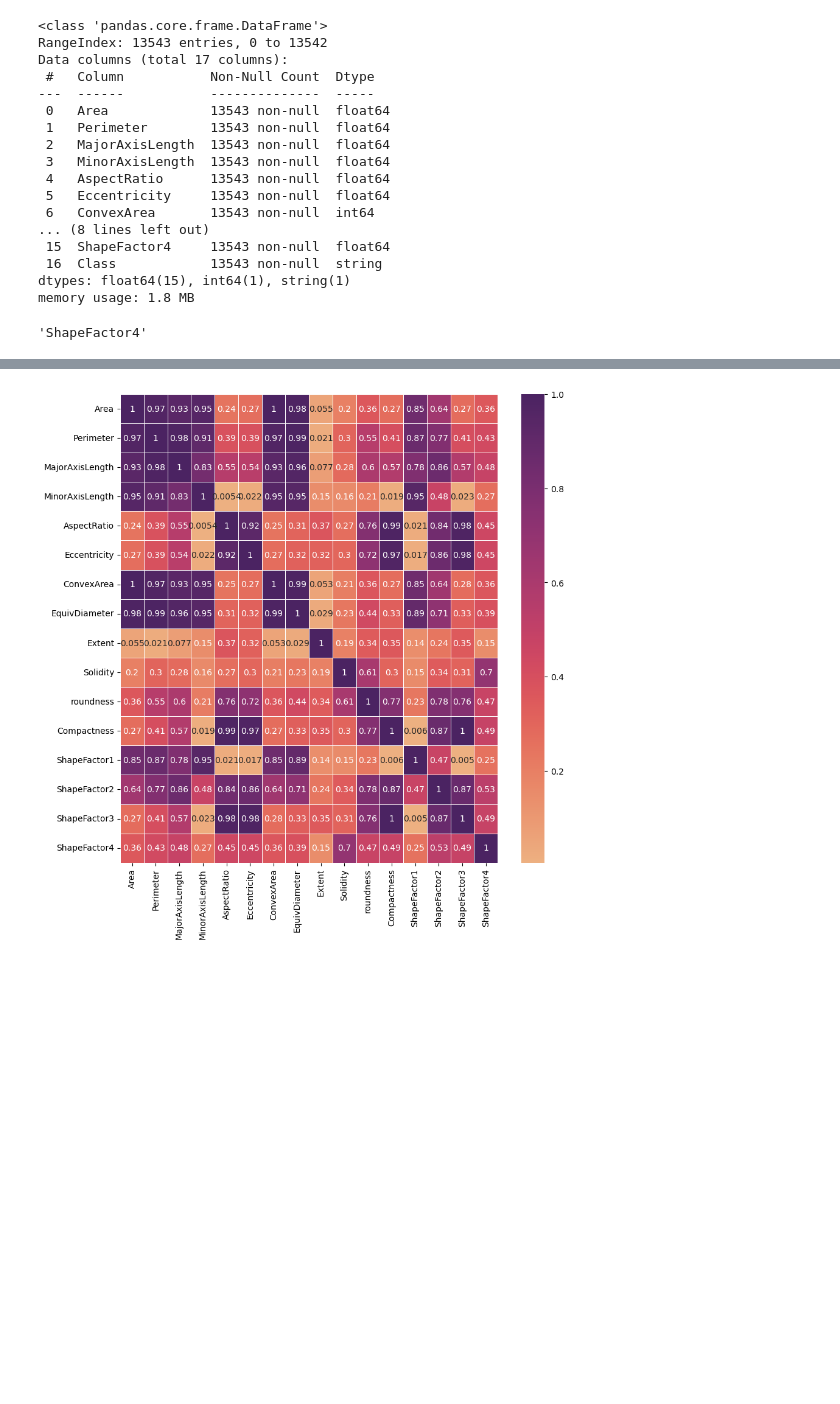
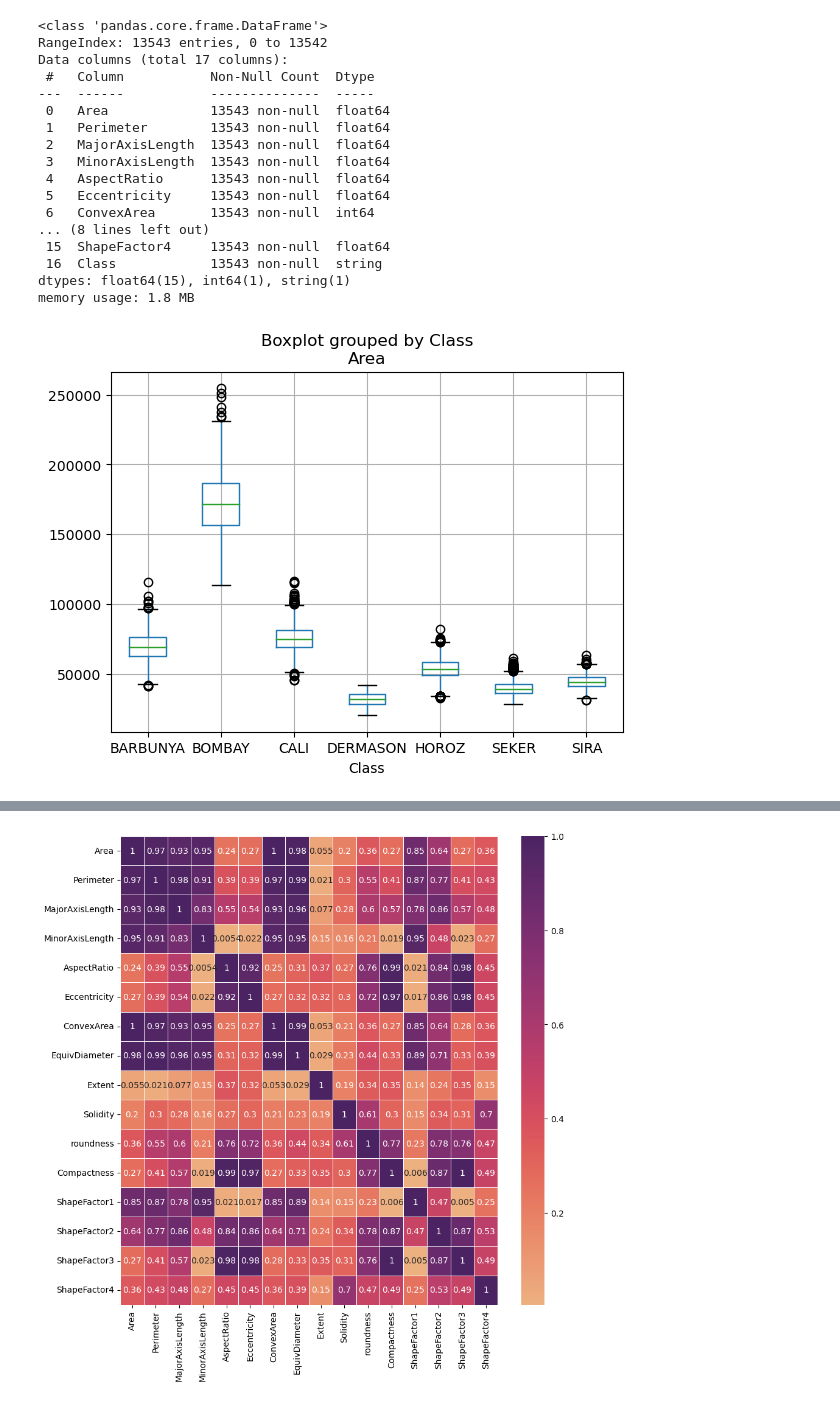
Before and after one commit to samuponz/drybeans, a Jupyter notebook: DM.ipynb, the cells around one changed output, grey strips where cells are left out. Saved outputs shown, nothing was run; the diff lists cells and outputs as text; code cells hidden in the pictures; blank space fills up the shorter version.

```diff
--- a/DM.ipynb
+++ b/DM.ipynb
@@ -24,33 +24,13 @@ df.rename(columns = {'AspectRation':'AspectRatio'}, inplace = True)
 df = df.astype({'Area': 'float64'})
 df = df.astype({'Class': 'string'})
 df.info()
-df.describe()
+df.describe() #df[df['Class']=='BOMBAY'].describe()
 labels = ['BARBUNYA', 'BOMBAY', 'CALI', 'DERMASON', 'HOROZ', 'SEKER', 'SIRA']
 colors = ['tab:blue', 'tab:orange', 'tab:green', 'tab:red', 'tab:purple', 'tab:brown', 'tab:pink']
-features = df.columns.to_list()
+features = df.columns.to_list();
+features.remove('Class');
 #features = ['Area', 'Perimeter', 'MajorAxisLength', 'MinorAxisLength', 'AspectRatio', 'Eccentricity', 'ConvexArea', 'EquivDiameter',
-#            'Extent', 'Solidity', 'roundness', 'Compactness', 'ShapeFactor1', 'ShapeFactor2','ShapeFactor3', 'ShapeFactor4']
-
-#df.describe()
-#df[df['Class']=='BOMBAY'].describe()
-
-# FEATURES NAMES
-'Area'
-'Perimeter'
-'MajorAxisLength'
-'MinorAxisLength'
-'AspectRation'
-'Eccentricity'
-'ConvexArea'
-'EquivDiameter'
-'Extent'
-'Solidity'
-'roundness'
-'Compactness'
-'ShapeFactor1'
-'ShapeFactor2'
-'ShapeFactor3'
-'ShapeFactor4'
+#            'Extent', 'Solidity', 'roundness', 'Compactness', 'ShapeFactor1', 'ShapeFactor2','ShapeFactor3', 'ShapeFactor4'];
 # %% [output]
 <class 'pandas.core.frame.DataFrame'>
 RangeIndex: 13543 entries, 0 to 13542
@@ -69,4 +49,3 @@ Data columns (total 17 columns):
  16  Class            13543 non-null  string
 dtypes: float64(15), int64(1), string(1)
 memory usage: 1.8 MB
-'ShapeFactor4'
@@ -79,7 +52,9 @@ memory usage: 1.8 MB
 # %%
 # BOXPLOTS
 
-#df.boxplot('Area', by='Class')
+df.boxplot('Area', by='Class');
+# %% [output]
+[figure, added]
 # %%
 # HISTOGRAMS
 
```
Also changed, not shown: parts of 13 cells of this notebook.
